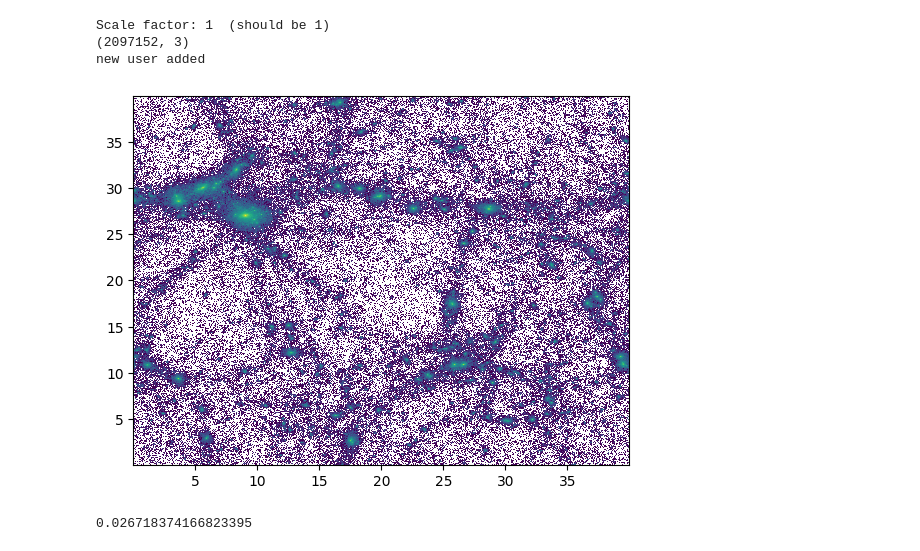
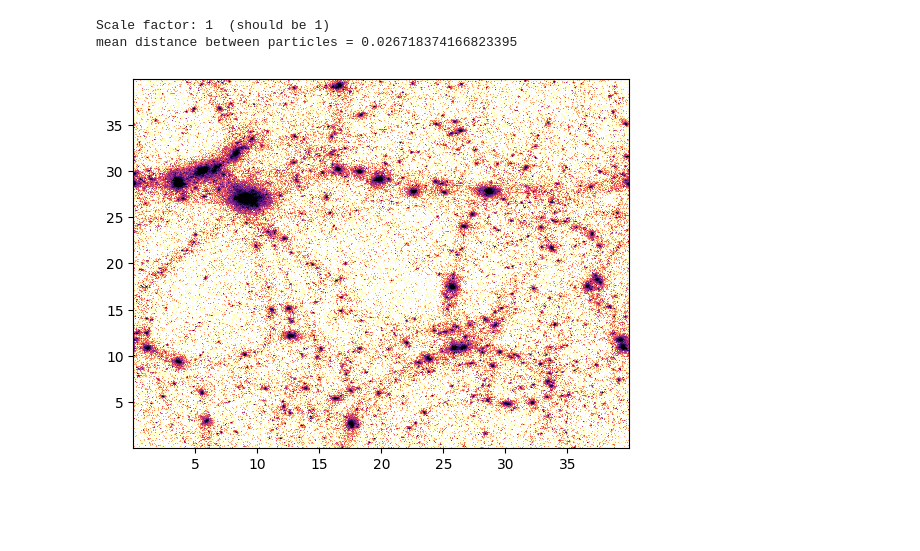
Before and after one commit to malinadesai/astroII_numproj, a Jupyter notebook: fof.ipynb, the cells around one changed output. Drawn from its saved outputs; the diff is of its cells as text; code cells hidden in the pictures; blank space fills up the shorter version.

```diff
--- a/fof.ipynb
+++ b/fof.ipynb
@@ -3,6 +3,7 @@ import matplotlib.pyplot as plt
 import numpy as np # useful for calculations
 import h5py #required to read hdf5 files
 import matplotlib as mpl
+from tqdm import tqdm
 
 import pdb
 FloatType = np.float64  # double precision: np.float64, for single use np.float32
@@ -30,21 +31,16 @@ print("Scale factor: %g  (should be 1)" %(time))
 
 box_vol = BoxSize
 mean_dist = (box_vol/n_particles)**(1/3)
-print(Pos.shape)
-
-x=Pos[:, 0]
-y=Pos[:, 1]
-z=Pos[:, 2]
-
-print('new user added')
-
-plt.hist2d(x, y, bins = 1000,  norm=mpl.colors.LogNorm())
-plt.show()
-
-print(mean_dist)
+print('mean distance between particles = {}'.format(mean_dist))
 # %% [output]
 Scale factor: 1  (should be 1)
-(2097152, 3)
-new user added
+mean distance between particles = 0.026718374166823395
-[figure, removed]
-0.026718374166823395
+# %%
+x=Pos[:, 0]
+y=Pos[:, 1]
+z=Pos[:, 2]
+
+plt.hist2d(x, y, bins = 1000,  norm=mpl.colors.LogNorm(vmin=1, vmax=50), cmap = 'magma_r')
+plt.show()
+# %% [output]
+[figure, added]
```
Also changed, not shown: parts of 2 cells of this notebook, 1 other file.
